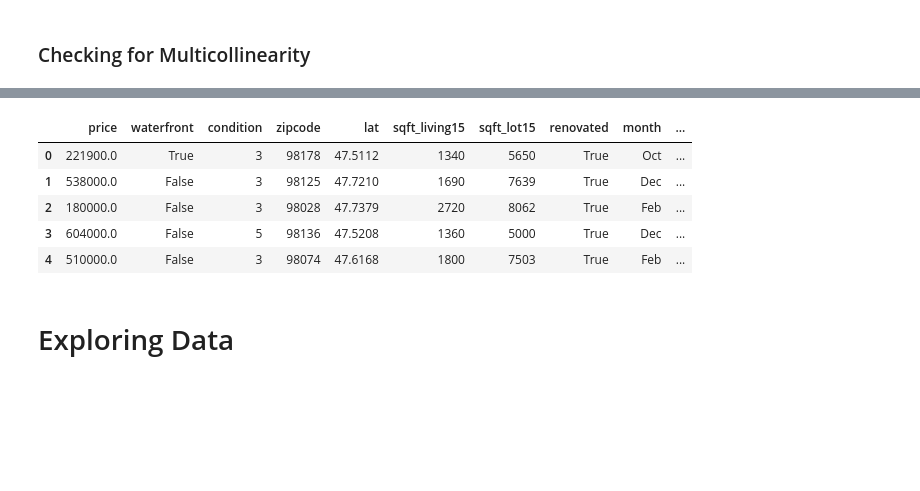
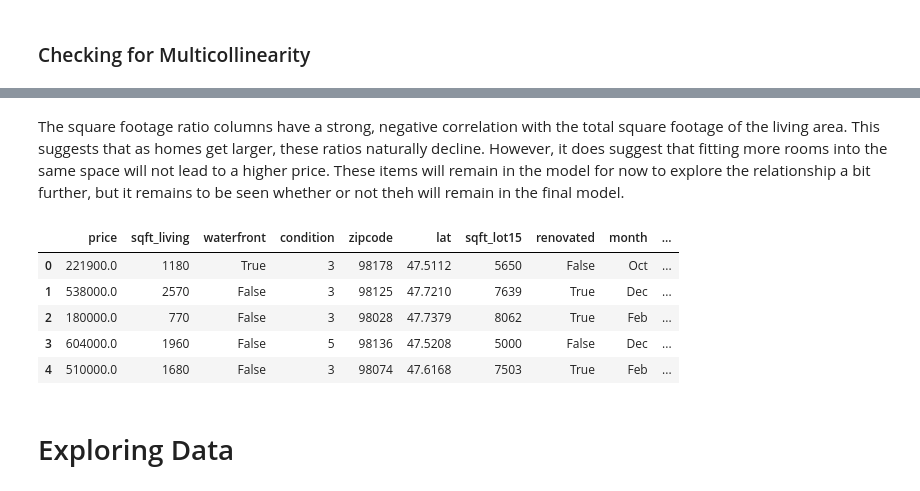
Before and after one commit to learn-co-students/dsc-1-final-project-online-ds-sp-000, a Jupyter notebook: student.ipynb, the cells around one changed output, grey strips where cells are left out. Drawn from its saved outputs; the diff is of its cells as text; code cells hidden in the pictures; blank space fills up the shorter version.

```diff
--- a/student.ipynb
+++ b/student.ipynb
@@ -172,7 +180,7 @@ housing_data['sqft_basement'].replace(to_replace = '?', value = housing_data['de
 housing_data['sqft_basement'] = housing_data['sqft_basement'].astype('float64')
 # %%
 # Check for inconsistencies
-housing_data['bsmt_disc'] = housing_data['delta_living_above'] - housing_data['sqft_basement']
-pd.value_counts(housing_data['bsmt_disc'])
+housing_data['bsmt_discrepancies'] = housing_data['sqft_bsmt_calc'] - housing_data['sqft_basement']
+pd.value_counts(housing_data['bsmt_discrepancies'])
 # %% [output]
 0.0    21534
@@ -182,5 +190,5 @@ There are no inconsistencies with the assumption that the difference between the
 # %%
-housing_data = housing_data.drop(columns = ['delta_living_above', 'bsmt_disc'])
+housing_data = housing_data.drop(columns = ['sqft_bsmt_calc', 'bsmt_discrepancies'])
 housing_data.info(), housing_data.describe()
 # %% [output]
 <class 'pandas.core.frame.DataFrame'>
@@ -367,0 +363,8 @@ coll_check(housing_data.drop(columns=['grade', 'view', 'long', 'sqft_living', 's
+# %%
+# Create columns that show the ratio of each to the total square footage of the home
+housing_data['bed_sqft_ratio'] = housing_data['bedrooms'] / housing_data['sqft_living']
+housing_data['bath_sqft_ratio'] = housing_data['bathrooms'] / housing_data['sqft_living']
+housing_data['floors_sqft_ratio'] = housing_data['floors'] / housing_data['sqft_living']
+# %%
+to_drop = ['bathrooms', 'sqft_above', 'sqft_basement', 'sqft_living15', 'bedrooms', 'floors', 'sqft_lot', 'yr_built', 'long', 'grade', 'view']
+coll_check(housing_data.drop(columns=to_drop))
@@ -368,17 +373,17 @@ coll_check(housing_data.drop(columns=['grade', 'view', 'long', 'sqft_living', 's
+# %% [markdown]
+The square footage ratio columns have a strong, negative correlation with the total square footage of the living area. This suggests that as homes get larger, these ratios naturally decline. However, it does suggest that fitting more rooms into the same space will not lead to a higher price. These items will remain in the model for now to explore the relationship a bit further, but it remains to be seen whether or not theh will remain in the final model.
 # %%
 # Drop necessary columns and save to new dataframe
-to_drop = ['id', 'date', 'grade', 'view', 'long', 'yr_built',
-           'sqft_living', 'sqft_lot', 'sqft_above', 'sqft_basement',
-           'bathrooms', 'floors', 'bedrooms']
+to_drop = to_drop + ['id', 'date'] # id is not a predictor, and date has been converted to ordinal and month
 housing_data_cleaned = housing_data.drop(columns=to_drop)
 housing_data_cleaned.head()
 # %% [output]
-|  | price | waterfront | condition | zipcode | lat | sqft_living15 | sqft_lot15 | renovated | month | ... |
-| 0 | 221900.0 | True | 3 | 98178 | 47.5112 | 1340 | 5650 | True | Oct | ... |
-| 1 | 538000.0 | False | 3 | 98125 | 47.7210 | 1690 | 7639 | True | Dec | ... |
-| 2 | 180000.0 | False | 3 | 98028 | 47.7379 | 2720 | 8062 | True | Feb | ... |
-| 3 | 604000.0 | False | 5 | 98136 | 47.5208 | 1360 | 5000 | True | Dec | ... |
-| 4 | 510000.0 | False | 3 | 98074 | 47.6168 | 1800 | 7503 | True | Feb | ... |
+|  | price | sqft_living | waterfront | condition | zipcode | lat | sqft_lot15 | renovated | month | ... |
+| 0 | 221900.0 | 1180 | True | 3 | 98178 | 47.5112 | 5650 | False | Oct | ... |
+| 1 | 538000.0 | 2570 | False | 3 | 98125 | 47.7210 | 7639 | True | Dec | ... |
+| 2 | 180000.0 | 770 | False | 3 | 98028 | 47.7379 | 8062 | True | Feb | ... |
+| 3 | 604000.0 | 1960 | False | 5 | 98136 | 47.5208 | 5000 | False | Dec | ... |
+| 4 | 510000.0 | 1680 | False | 3 | 98074 | 47.6168 | 7503 | True | Feb | ... |
 # %% [markdown]
 # Exploring Data
 # %%
```
Also changed, not shown: parts of 47 cells of this notebook, 30 other files.
